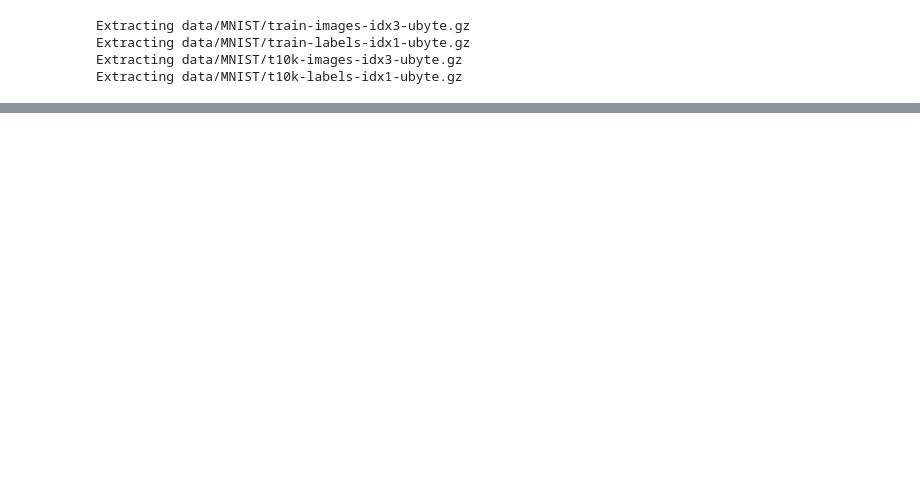
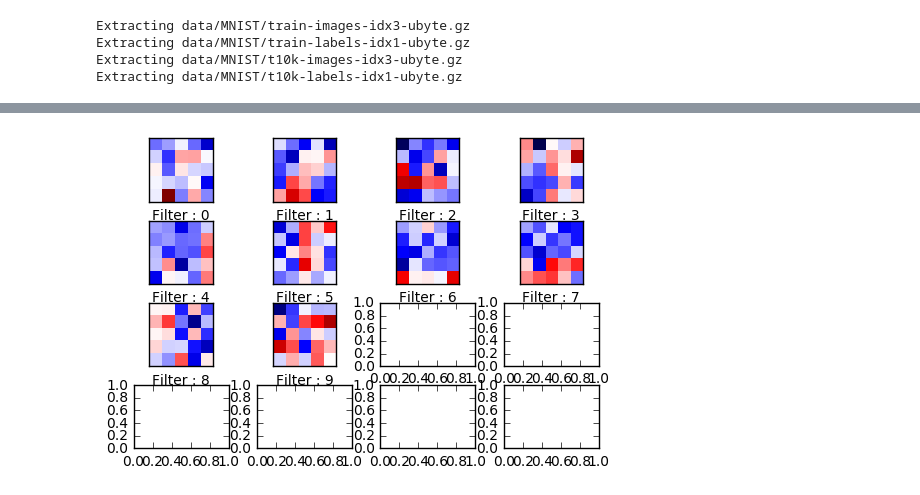
Before and after one commit to vesrinivas/DeepLearning, a Jupyter notebook: DigitRecognitionPrettyTensor.ipynb, the cells around one changed output, grey strips where cells are left out. Saved outputs shown, nothing was run; the diff lists cells and outputs as text; code cells hidden in the pictures; blank space fills up the shorter version.

```diff
--- a/DigitRecognitionPrettyTensor.ipynb
+++ b/DigitRecognitionPrettyTensor.ipynb
@@ -82,7 +82,7 @@ def plotConvWeights(weights,inputChannel=0):
     numGrids = math.ceil(math.sqrt(numFilters))
 
     (fig,axes) = plt.subplots(numGrids,numGrids)
-
+    fig.subplots_adjust(hspace=0.3,wspace=0.3)
     for i,ax in enumerate(axes.flat):
         ##Remove the axes where there are no filters
         if i<numFilters:
@@ -95,0 +195,4 @@ def plotConvWeights(weights,inputChannel=0):
+# %%
+plotConvWeights(w1)
+# %% [output]
+[figure, added]
```
Also changed, not shown: parts of 14 cells of this notebook.
